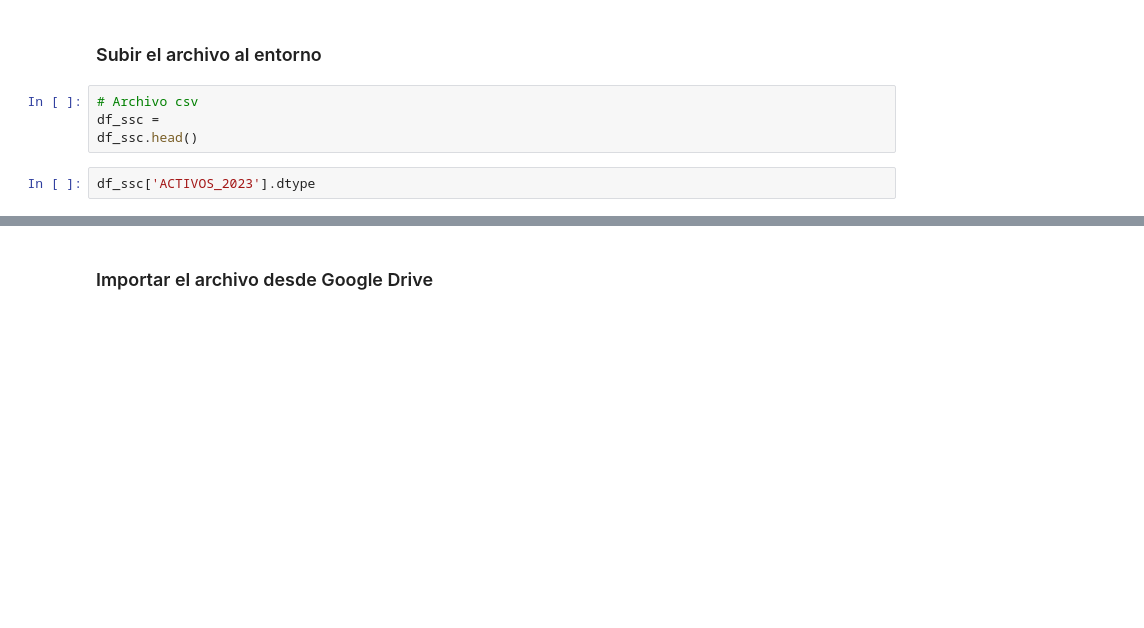
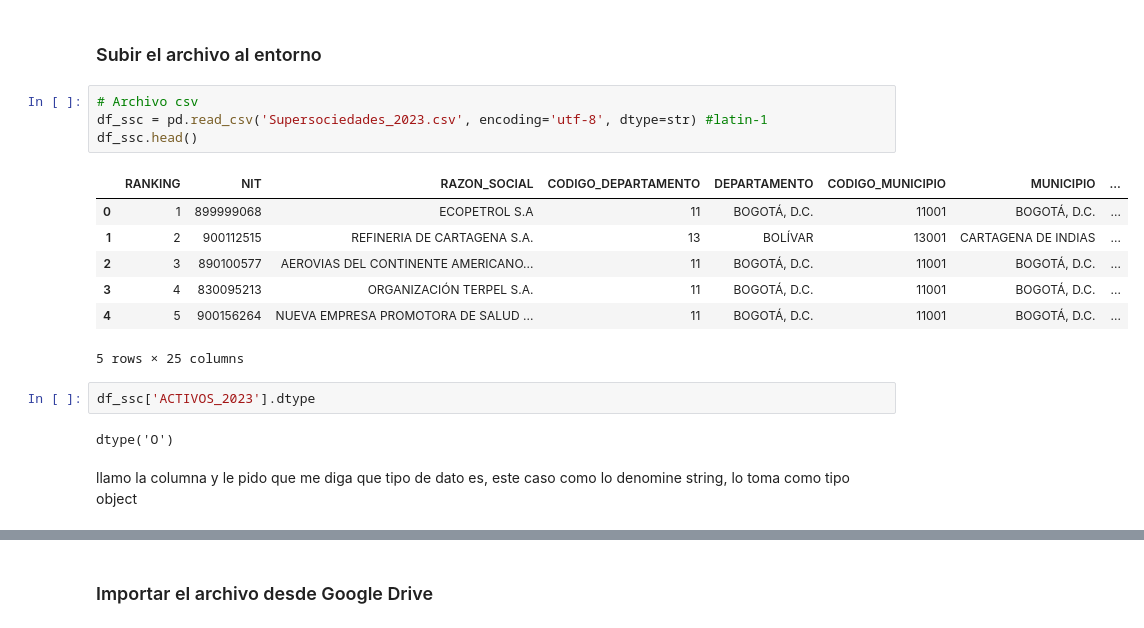
Before and after one commit to juanroarodriguez-source/curso-ia-para-economia, a Jupyter notebook: clases/3_Analisis_y_visualizacion_datos/1_Importacion_Extraccion_Datos.ipynb, the cells around one changed output, grey strips where cells are left out. Cells and saved outputs as stored; diff of their text form; blank space fills up the shorter version.

```diff
--- a/clases/3_Analisis_y_visualizacion_datos/1_Importacion_Extraccion_Datos.ipynb
+++ b/clases/3_Analisis_y_visualizacion_datos/1_Importacion_Extraccion_Datos.ipynb
@@ -55,10 +68,22 @@ En Google Colab hay dos opciones:
 ### Subir el archivo al entorno
 # %%
 # Archivo csv
-df_ssc =
+df_ssc = pd.read_csv('Supersociedades_2023.csv', encoding='utf-8', dtype=str) #latin-1
 df_ssc.head()
+# %% [output]
+|  | RANKING | NIT | RAZON_SOCIAL | CODIGO_DEPARTAMENTO | DEPARTAMENTO | CODIGO_MUNICIPIO | MUNICIPIO | ... |
+| 0 | 1 | 899999068 | ECOPETROL S.A | 11 | BOGOTÁ, D.C. | 11001 | BOGOTÁ, D.C. | ... |
+| 1 | 2 | 900112515 | REFINERIA DE CARTAGENA S.A. | 13 | BOLÍVAR | 13001 | CARTAGENA DE INDIAS | ... |
+| 2 | 3 | 890100577 | AEROVIAS DEL CONTINENTE AMERICANO... | 11 | BOGOTÁ, D.C. | 11001 | BOGOTÁ, D.C. | ... |
+| 3 | 4 | 830095213 | ORGANIZACIÓN TERPEL S.A. | 11 | BOGOTÁ, D.C. | 11001 | BOGOTÁ, D.C. | ... |
+| 4 | 5 | 900156264 | NUEVA EMPRESA PROMOTORA DE SALUD ... | 11 | BOGOTÁ, D.C. | 11001 | BOGOTÁ, D.C. | ... |
+5 rows × 25 columns
 # %%
 df_ssc['ACTIVOS_2023'].dtype
+# %% [output]
+dtype('O')
+# %% [markdown]
+llamo la columna y le pido que me diga que tipo de dato es, este caso como lo denomine string, lo toma como tipo object
 # %%
 df_ssc['ACTIVOS_2023'] = df_ssc['ACTIVOS_2023'].astype('float64')
 df_ssc.head()
```
Also changed, not shown: parts of 17 cells of this notebook.
